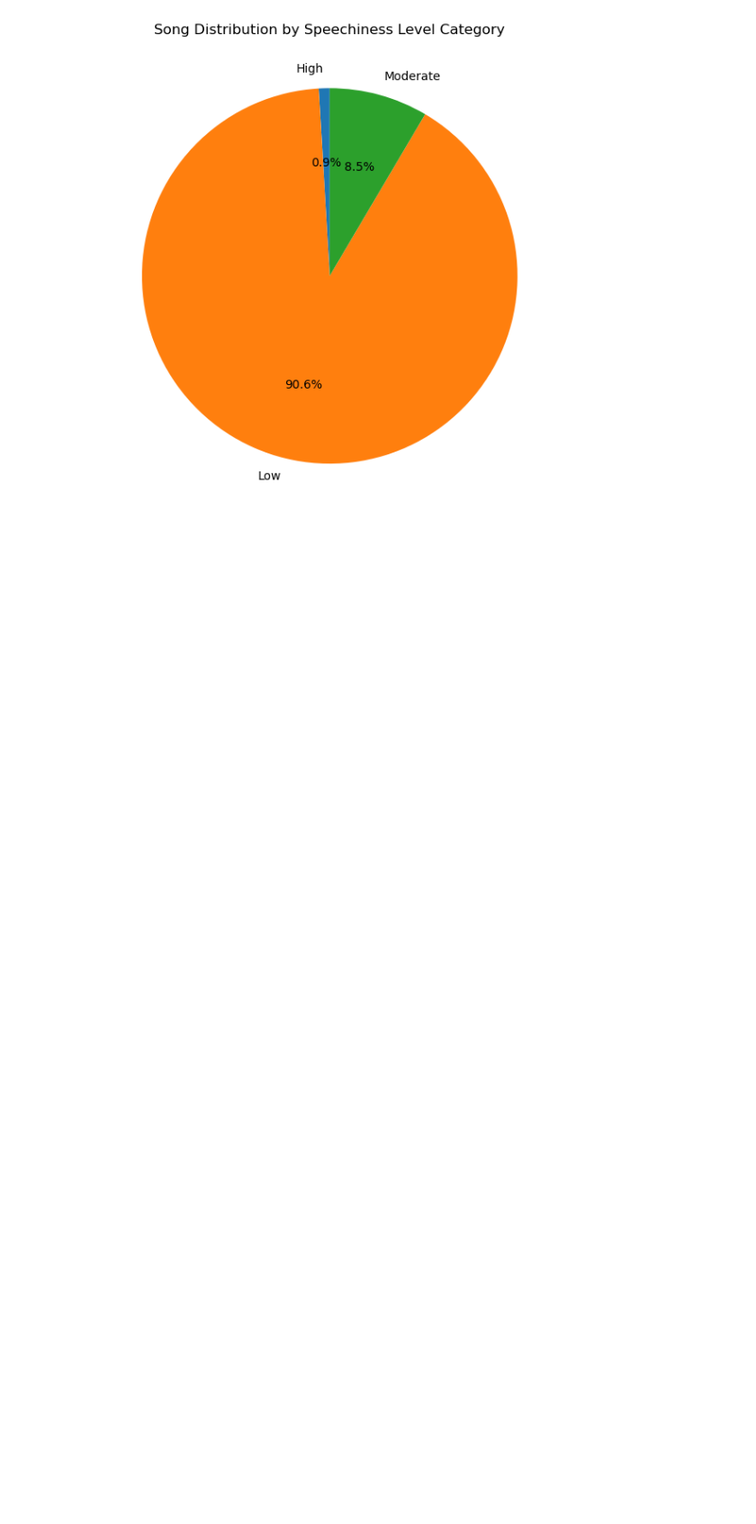
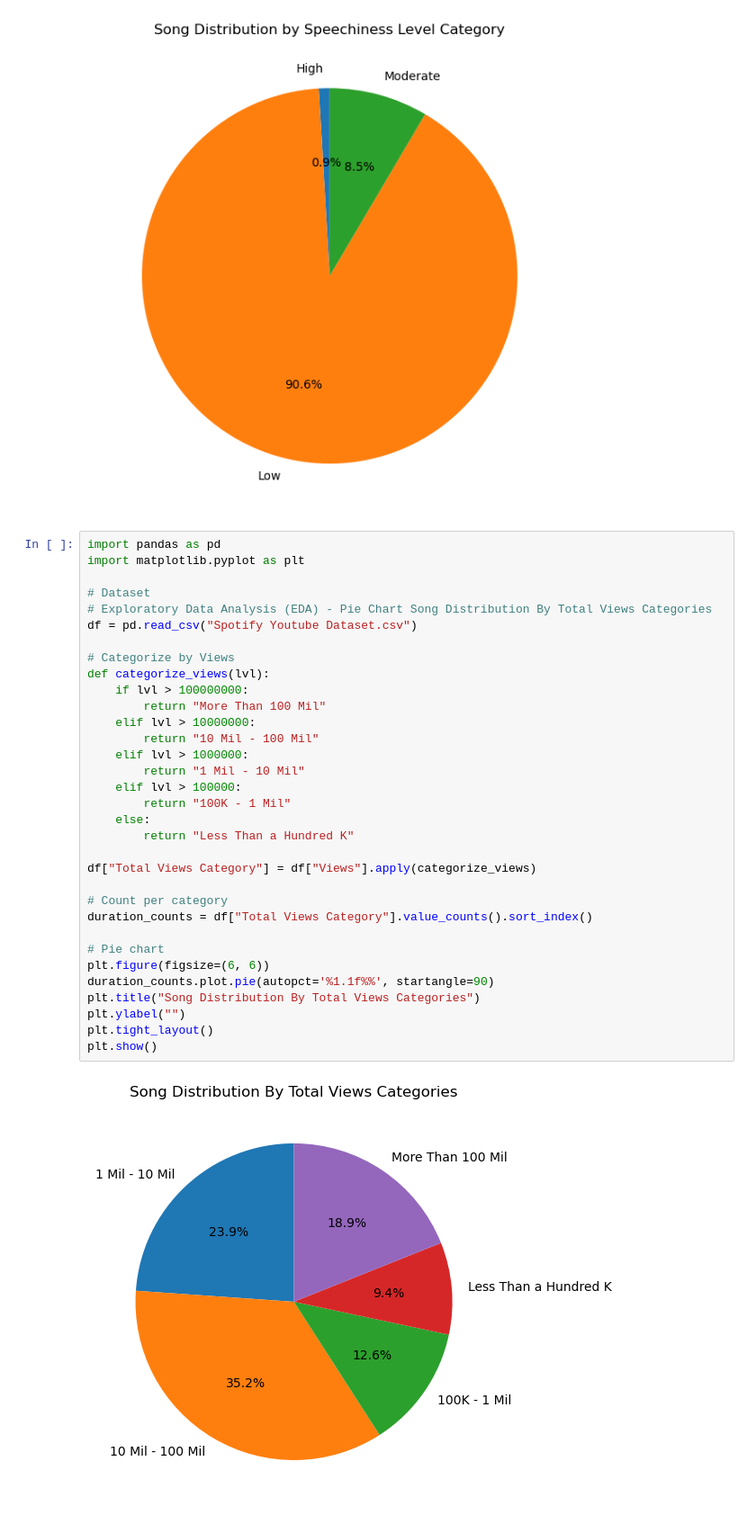
Before and after one commit to FlazeFy2/DS_Spotify-YouTube-Data, a Jupyter notebook: exploratory data analysis-pie.ipynb, the cells around one changed output. Shown at 90% size. Saved outputs shown, nothing was run; the diff lists cells and outputs as text; blank space fills up the shorter version.

Commit message:
[DS] Exploratory Data Analysis (EDA) - Pie Chart Song Distribution By Total Views Categories

```diff
--- a/exploratory data analysis-pie.ipynb
+++ b/exploratory data analysis-pie.ipynb
@@ -194,3 +194,38 @@ plt.tight_layout()
 plt.show()
 # %% [output]
 [figure]
+# %%
+import pandas as pd
+import matplotlib.pyplot as plt
+
+# Dataset
+# Exploratory Data Analysis (EDA) - Pie Chart Song Distribution By Total Views Categories
+df = pd.read_csv("Spotify Youtube Dataset.csv")
+
+# Categorize by Views
+def categorize_views(lvl):
+    if lvl > 100000000:
+        return "More Than 100 Mil"
+    elif lvl > 10000000:
+        return "10 Mil - 100 Mil"
+    elif lvl > 1000000:
+        return "1 Mil - 10 Mil"
+    elif lvl > 100000:
+        return "100K - 1 Mil"
+    else:
+        return "Less Than a Hundred K"
+
+df["Total Views Category"] = df["Views"].apply(categorize_views)
+
+# Count per category
+duration_counts = df["Total Views Category"].value_counts().sort_index()
+
+# Pie chart
+plt.figure(figsize=(6, 6))
+duration_counts.plot.pie(autopct='%1.1f%%', startangle=90)
+plt.title("Song Distribution By Total Views Categories")
+plt.ylabel("")
+plt.tight_layout()
+plt.show()
+# %% [output]
+[figure, added]
```
